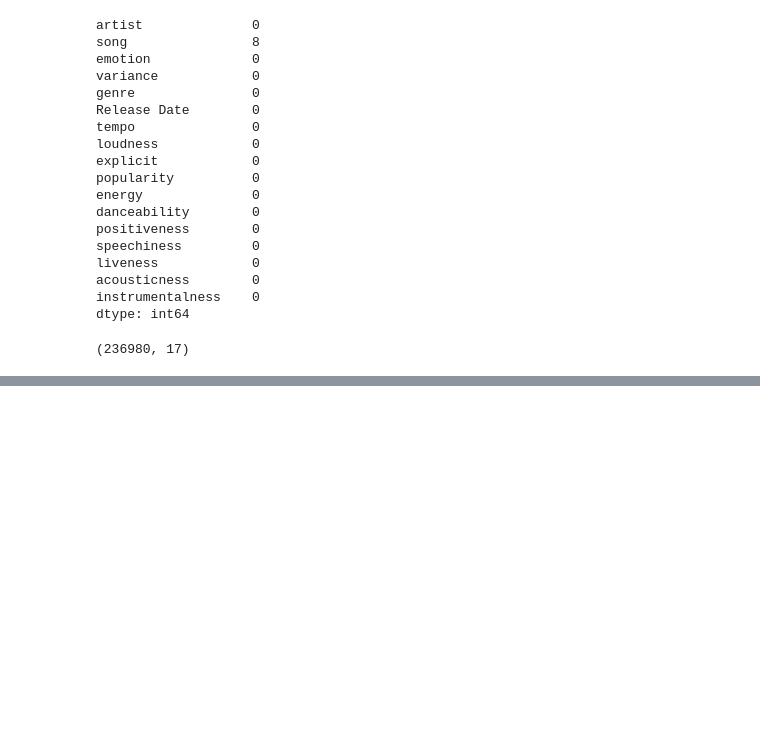
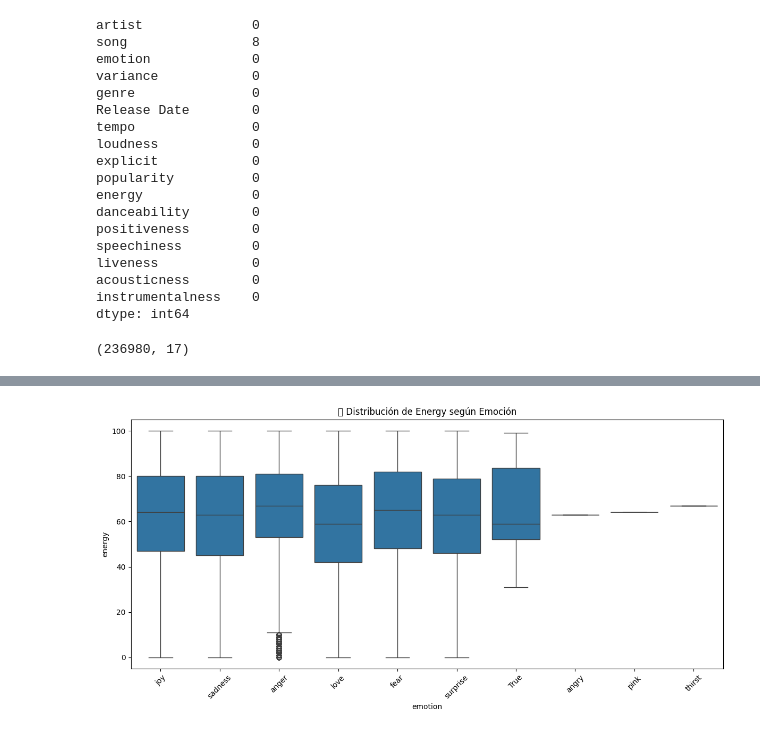
Before and after one commit to danielAcl9/SpotifyRecommender, a Jupyter notebook: notebooks/data_processing.ipynb, the cells around one changed output, grey strips where cells are left out. Drawn from its saved outputs; the diff is of its cells as text; code cells hidden in the pictures; blank space fills up the shorter version.

```diff
--- a/notebooks/data_processing.ipynb
+++ b/notebooks/data_processing.ipynb
@@ -83,0 +113,9 @@ df.shape
+# %%
+plt.figure(figsize=(12, 6))
+sns.boxplot(data=df, x="emotion", y="energy", order=df["emotion"].value_counts().index)
+plt.title("🎧 Distribución de Energy según Emoción")
+plt.xticks(rotation=45)
+plt.tight_layout()
+plt.show()
+# %% [output]
+[figure, added]
```
Also changed, not shown: parts of 3 cells of this notebook.
